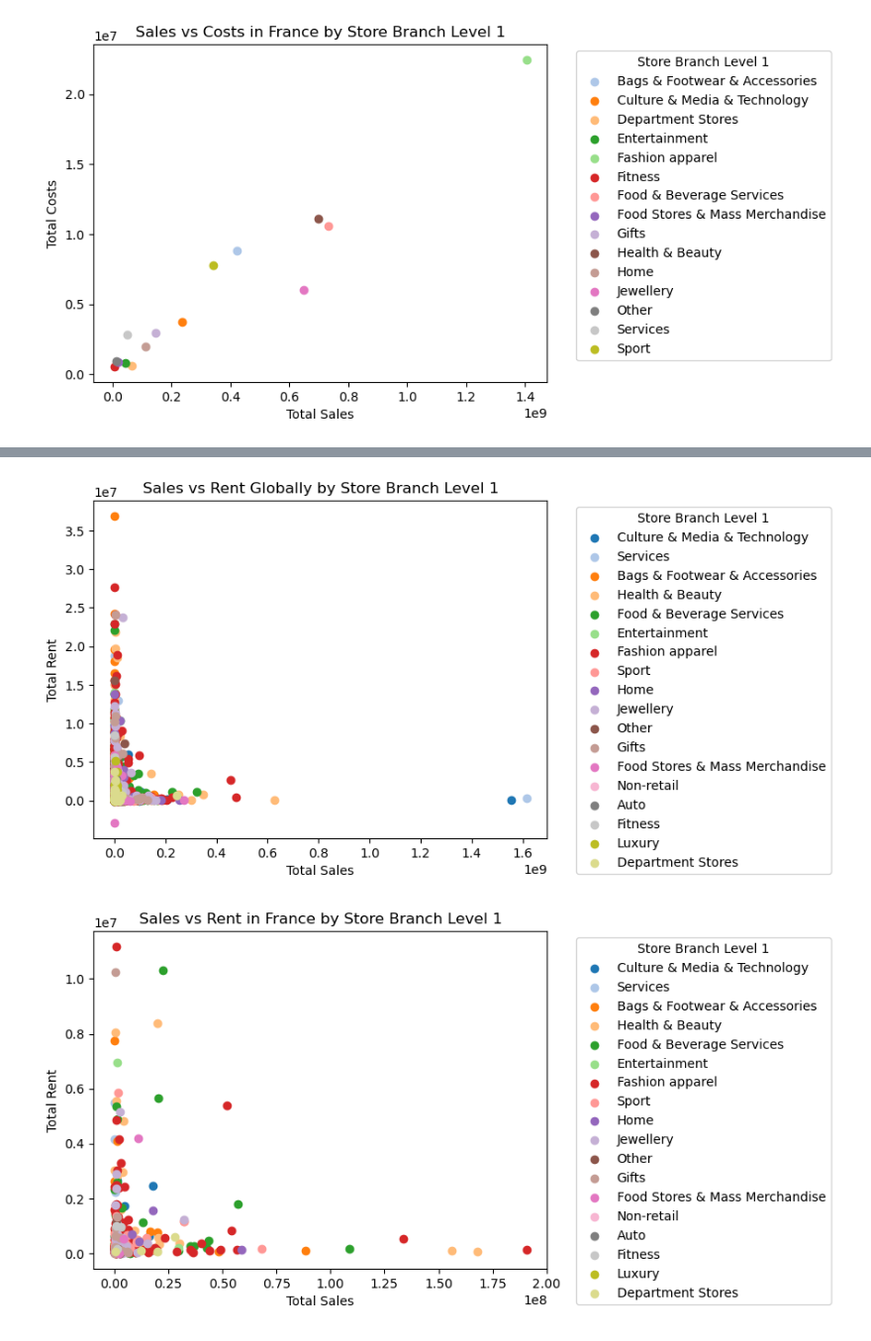
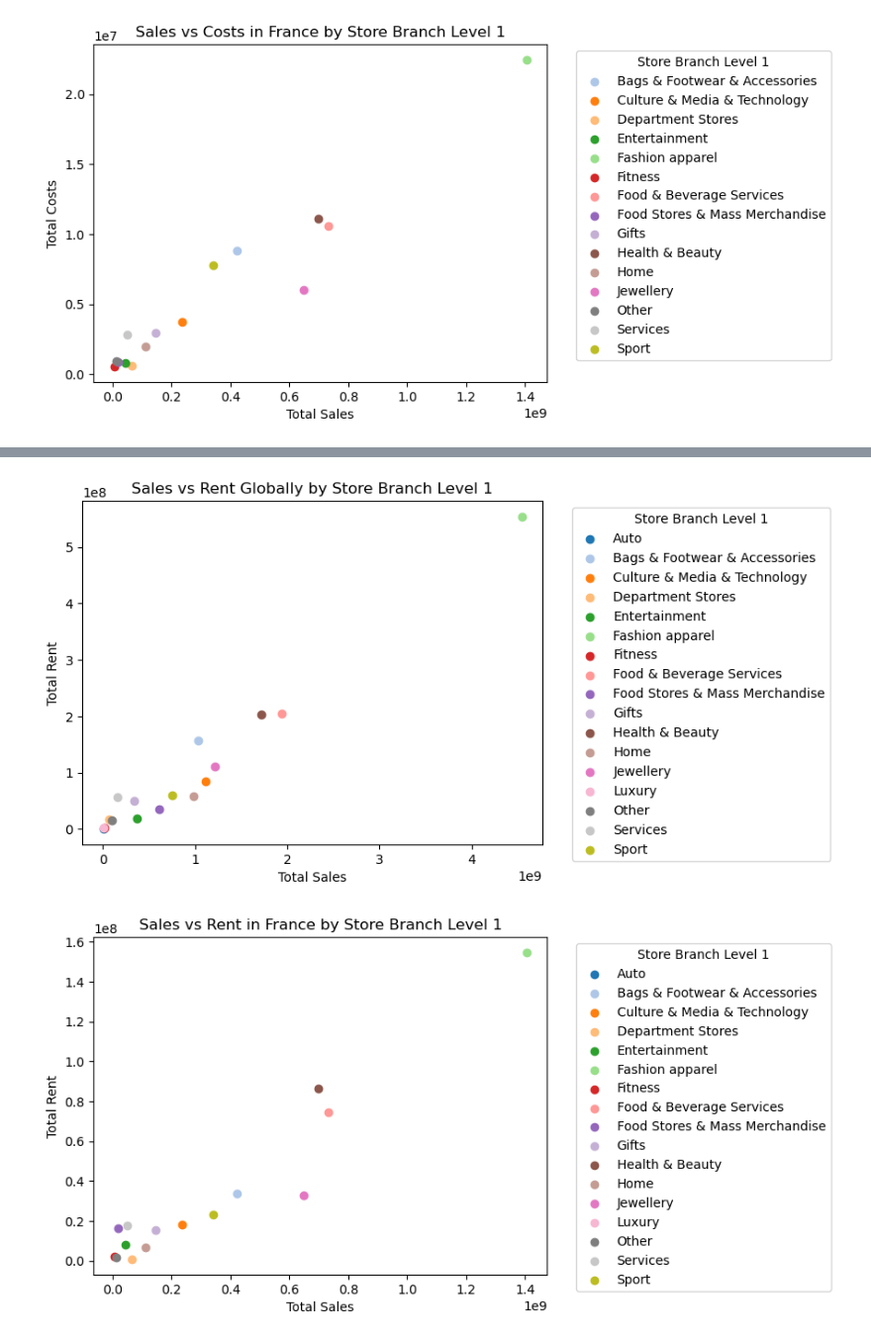
Before and after one commit to julescrevola/urw_challenge, a Jupyter notebook: notebooks/traffic_analysis.ipynb, the cells around one changed output, grey strips where cells are left out. Shown at 99% size. Cells and saved outputs as stored; diff of their text form; code cells hidden in the pictures.

```diff
--- a/notebooks/traffic_analysis.ipynb
+++ b/notebooks/traffic_analysis.ipynb
@@ -27,6 +27,9 @@ cost["store_id"] = cost["store_id"].astype(int)
 
 store_final = pd.merge(left=store_final, right=cost, on="store_id")
 store_final = pd.merge(left=store_final, right=traffic_mall, on="external_mall_id")
+
+# Cleaning data
+store_final.drop_duplicates(inplace=True)
 # %%
 store_final.head()
 # %% [output]
@@ -111,25 +124,3 @@ ax.set_ylabel('Number of visitors')
 plt.show()
 # %% [output]
 [figure]
-# %%
-# Filter the data for France
-store_final_france = store_final[store_final['mall_country'] == 'France']
-
-# Define a colormap
-cmap = plt.get_cmap('tab20')
-
-# Create a color for each store branch level 1
-colors = {category: cmap(i) for i, category in enumerate(store_final_france['store_branch_level_1'].unique())}
-
-# Plot the scatter plot with colors
-fig, ax = plt.subplots()
-for category, color in colors.items():
-    data = store_final_france[store_final_france['store_branch_level_1'] == category]
-    ax.scatter(data['store_sales_r12m'], data['average_dwell_time'], label=category, color=color)
-
-# Add legend
-ax.legend(title='Store Branch Level 1', bbox_to_anchor=(1.05, 1), loc='upper left')
-ax.set_title('Sales vs Average Dwell Time in France by Store Branch Level 1')
-ax.set_xlabel('Total Sales')
-ax.set_ylabel('Average Dwell Time')
-plt.show()
@@ -242,37 +231,49 @@ plt.show()
 # Define a colormap
 cmap = plt.get_cmap('tab20')
 
+# Aggregate data by store_branch_level_1
+agg_data = store_final.groupby('store_branch_level_1').agg({
+    'store_sales_r12m': 'sum',
+    'store_rent_r12m': 'sum'
+}).reset_index()
+
 # Create a color for each store branch level 1
-colors = {category: cmap(i) for i, category in enumerate(store['store_branch_level_1'].unique())}
+colors = {category: cmap(i) for i, category in enumerate(agg_data['store_branch_level_1'].unique())}
 
 # Plot the scatter plot globally
 fig, ax = plt.subplots()
 for category, color in colors.items():
-    data = store[store['store_branch_level_1'] == category]
+    data = agg_data[agg_data['store_branch_level_1'] == category]
     ax.scatter(data['store_sales_r12m'], data['store_rent_r12m'], label=category, color=color)
 
 # Add legend
 ax.legend(title='Store Branch Level 1', bbox_to_anchor=(1.05, 1), loc='upper left')
 ax.set_title('Sales vs Rent Globally by Store Branch Level 1')
 ax.set_xlabel('Total Sales')
 ax.set_ylabel('Total Rent')
 plt.show()
 
 # Filter the data for France
 store_france = store_final[store_final['mall_country'] == 'France']
 
+# Aggregate data by store_branch_level_1 for France
+agg_data_france = store_france.groupby('store_branch_level_1').agg({
+    'store_sales_r12m': 'sum',
+    'store_rent_r12m': 'sum'
+}).reset_index()
+
 # Plot the scatter plot for France
 fig, ax = plt.subplots()
 for category, color in colors.items():
-    data = store_france[store_france['store_branch_level_1'] == category]
+    data = agg_data_france[agg_data_france['store_branch_level_1'] == category]
     ax.scatter(data['store_sales_r12m'], data['store_rent_r12m'], label=category, color=color)
 
 # Add legend
 ax.legend(title='Store Branch Level 1', bbox_to_anchor=(1.05, 1), loc='upper left')
 ax.set_title('Sales vs Rent in France by Store Branch Level 1')
 ax.set_xlabel('Total Sales')
 ax.set_ylabel('Total Rent')
 plt.show()
 # %% [output]
-[figure, old version]
+[figure, new version]
-[figure, old version]
+[figure, new version]
```
Also changed, not shown: parts of 12 cells of this notebook.
